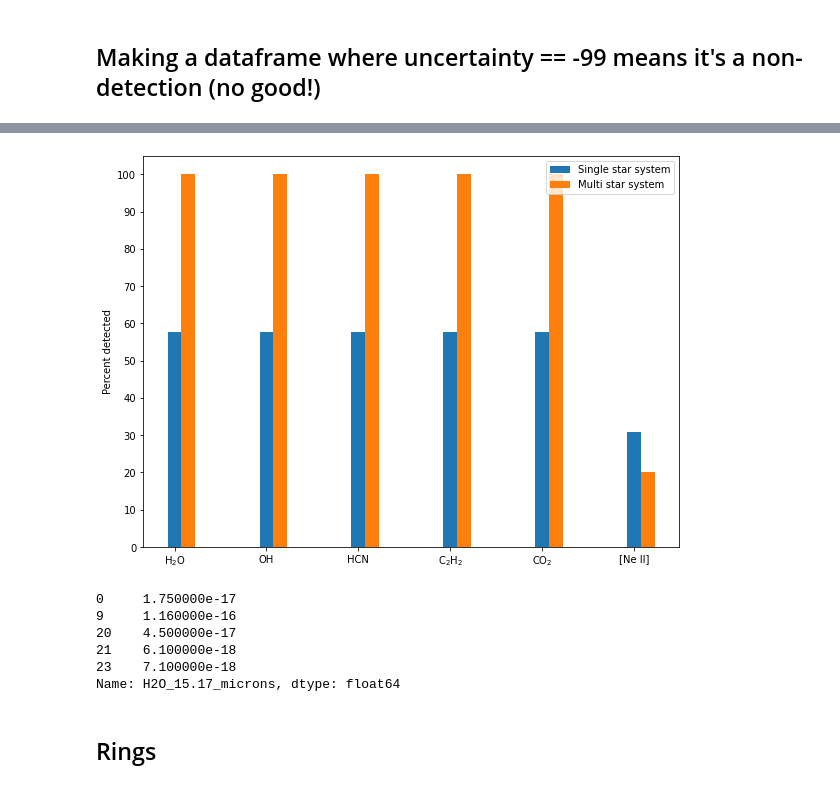
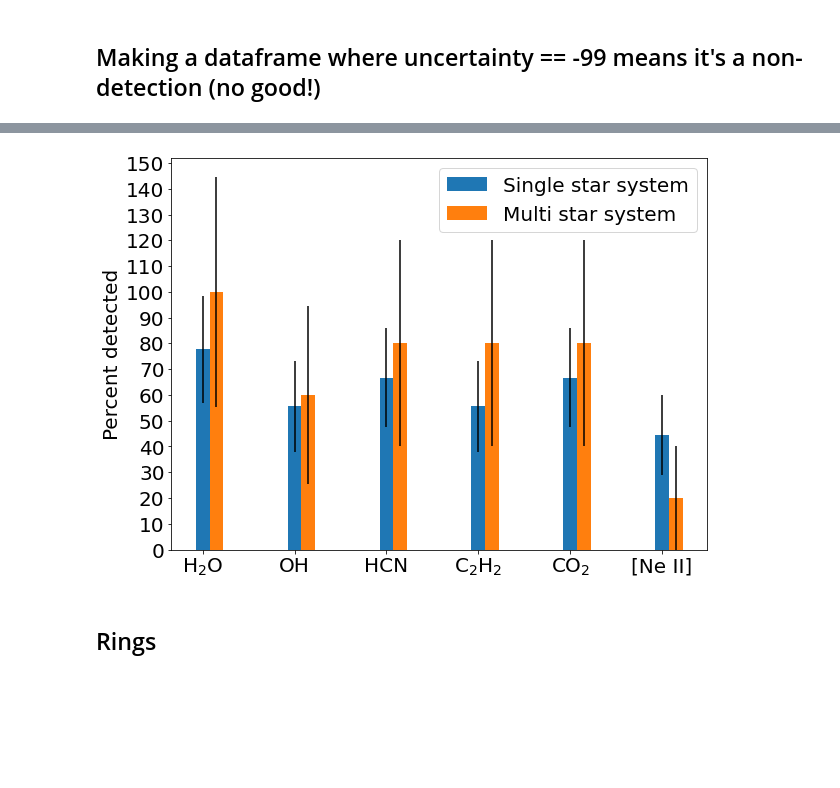
Before and after one commit to annadignan/ursi2022, a Jupyter notebook: summer2022research.ipynb, the cells around one changed output, grey strips where cells are left out. Drawn from its saved outputs; the diff is of its cells as text; code cells hidden in the pictures; blank space fills up the shorter version.

```diff
--- a/summer2022research.ipynb
+++ b/summer2022research.ipynb
@@ -16,6 +16,8 @@ info2=pd.DataFrame(info2)
 #merge two dataframes into one
 info_master=pd.merge(info1,info2,on='Star',how='outer')
 
+info_master = info_master.loc[(info_master['Existing_Spitzer_data'] != 'No')& (info_master['Existing_Spitzer_data'] != 'No?') & (info_master['Existing_Spitzer_data'] != 'Unsure')]
+
 #pulling in columns I want (name, star system, disk characteristics, molecular info)
 info_master = pd.DataFrame(info_master, columns= ['Star','Disk_has_Rings','Disk_has_spirals','Disk_Asymmetry',
                                      'Star_system','Spectral_Type',
@@ -28,5 +30,3 @@ info_master = pd.DataFrame(info_master, columns= ['Star','Disk_has_Rings','Disk_
                                      'CO2_flux','CO2_flux_uncertainty',
                                     'NeII_12_8_flux','NeII_12_8_flux_uncertainty'
                                     ])
-
-info_master
@@ -54,12 +35,10 @@ info_master
 # %%
 ###water
 # Here, suppress -99 fluxes, where spectra is not available:
-water = info_master.loc[(info_master['H2O_15_17_microns'] != -99) | (info_master['H2O_17_22_microns'] != -99) | (info_master['H2O_29_85_microns'] != -99)]
+water = info_master.loc[(info_master['H2O_15_17_microns'] != -99)]
 
 # State that "uncertainty does not = -99" indicates a "TRUE" detection:
 mybool_water = ((water.H2O_15_17_uncertainty != -99) | (water.H2O_17_22_uncertainty != -99) | (water.H2O_29_85_uncertainty != -99))
-
-water = water[mybool_water]
 
 ###oh
 # Here, suppress -99 fluxes, where spectra is not available:
@@ -173,50 +177,58 @@ from matplotlib import ticker
 #create blank figure
 plt.figure(figsize=(9.6,7.2))
 
 #single star system data
 single1= len(water[water['Star_system'] == 'Single']) / (len(info_master[info_master['Star_system'] == 'Single']))
 single2= len(oh[oh['Star_system'] == 'Single']) / (len(info_master[info_master['Star_system'] == 'Single']))
 single3= len(hcn[hcn['Star_system'] == 'Single']) / (len(info_master[info_master['Star_system'] == 'Single']))
 single4= len(c2h2[c2h2['Star_system'] == 'Single']) / (len(info_master[info_master['Star_system'] == 'Single']))
 single5= len(co2[co2['Star_system'] == 'Single']) / (len(info_master[info_master['Star_system'] == 'Single']))
 single6= len(neii[neii['Star_system'] == 'Single']) / (len(info_master[info_master['Star_system'] == 'Single']))
 
+#error bars for single data
+singleerr1=np.sqrt(single1/(len(info_master[info_master['Star_system'] == 'Single'])))
+singleerr2=np.sqrt(single2/(len(info_master[info_master['Star_system'] == 'Single'])))
+singleerr3=np.sqrt(single3/(len(info_master[info_master['Star_system'] == 'Single'])))
+singleerr4=np.sqrt(single4/(len(info_master[info_master['Star_system'] == 'Single'])))
+singleerr5=np.sqrt(single5/(len(info_master[info_master['Star_system'] == 'Single'])))
+singleerr6=np.sqrt(single6/(len(info_master[info_master['Star_system'] == 'Single'])))
+
 single = 100*np.array((single1,single2,single3,single4,single5,single6))
+singleerr= 100*np.array((singleerr1,singleerr2,singleerr3,singleerr4,singleerr5,singleerr6))
 
 #multi star system data
 multi1= len(water[water['Star_system'] != 'Single']) / (len(info_master[info_master['Star_system'] != 'Single']))
 multi2= len(oh[oh['Star_system'] != 'Single']) / (len(info_master[info_master['Star_system'] != 'Single']))
 multi3= len(hcn[hcn['Star_system'] != 'Single']) / (len(info_master[info_master['Star_system'] != 'Single']))
 multi4= len(c2h2[c2h2['Star_system'] != 'Single']) / (len(info_master[info_master['Star_system'] != 'Single']))
 multi5= len(co2[co2['Star_system'] != 'Single']) / (len(info_master[info_master['Star_system'] != 'Single']))
 multi6= len(neii[neii['Star_system'] != 'Single']) / (len(info_master[info_master['Star_system'] != 'Single']))
 
+#error bars for multi data
+multierr1=np.sqrt(multi1/(len(info_master[info_master['Star_system'] != 'Single'])))
+multierr2=np.sqrt(multi2/(len(info_master[info_master['Star_system'] != 'Single'])))
+multierr3=np.sqrt(multi3/(len(info_master[info_master['Star_system'] != 'Single'])))
+multierr4=np.sqrt(multi4/(len(info_master[info_master['Star_system'] != 'Single'])))
+multierr5=np.sqrt(multi5/(len(info_master[info_master['Star_system'] != 'Single'])))
+multierr6=np.sqrt(multi6/(len(info_master[info_master['Star_system'] != 'Single'])))
+
 multi = 100*np.array((multi1,multi2,multi3,multi4,multi5,multi6))
+multierr= 100*np.array((multierr1,multierr2,multierr3,multierr4,multierr5,multierr6))
 
 ind = np.arange(6)
 width = 0.15 #leave width for now
 
-p1 = plt.bar(ind, single, width)
-p2 = plt.bar(ind+width, multi, width)
+p1 = plt.bar(ind, single, width,yerr=singleerr)
+p2 = plt.bar(ind+width, multi, width,yerr=multierr)
 
-plt.ylabel('Percent detected')
-plt.xticks(ind, (r'H$_2$O', 'OH', 'HCN', r'C$_2$H$_2$', r'CO$_2$', '[Ne II]')) #replace tick marks to reflect six molecules
-plt.yticks(np.arange(0, 110, 10))
-plt.legend((p1[0], p2[0]), ('Single star system', 'Multi star system'))
+plt.ylabel('Percent detected',fontsize=20)
+plt.xticks(ind, (r'H$_2$O', 'OH', 'HCN', r'C$_2$H$_2$', r'CO$_2$', '[Ne II]'),fontsize=20) #replace tick marks to reflect six molecules
+plt.yticks(np.arange(0, 160, 10),fontsize=20)
+plt.legend((p1[0], p2[0]), ('Single star system', 'Multi star system'),fontsize=20)
 
 plt.show()
 # %% [output]
-[figure, old version]
+[figure, new version]
-# %%
-df=water[water['Star_system'] != 'Single']
-df['H2O_15.17_microns']
-# %% [output]
-0     1.750000e-17
-9     1.160000e-16
-20    4.500000e-17
-21    6.100000e-18
-23    7.100000e-18
-Name: H2O_15.17_microns, dtype: float64
 # %% [markdown]
 ## Rings
 # %%
```
Also changed, not shown: parts of 3 cells of this notebook.
